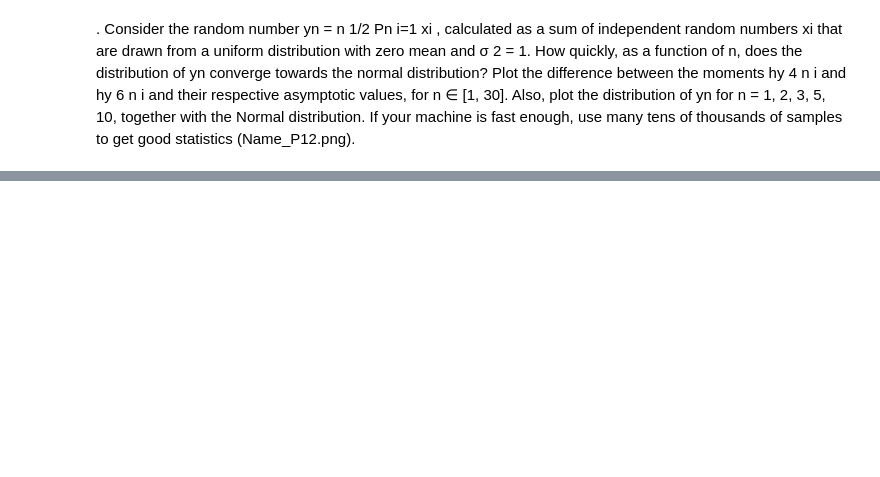
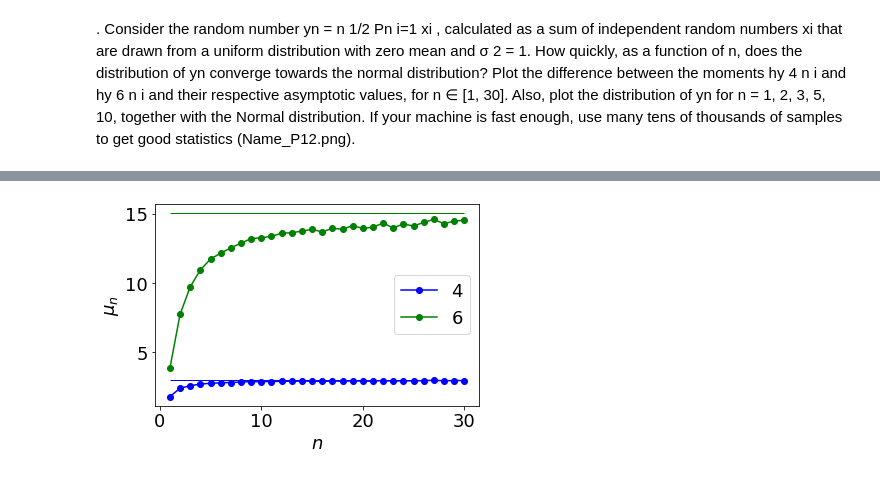
Before and after one commit to janweinreich/stoch_proc, a Jupyter notebook: 3/walkers.ipynb, the cells around one changed output, grey strips where cells are left out. Saved outputs shown, nothing was run; the diff lists cells and outputs as text; code cells hidden in the pictures; blank space fills up the shorter version.

```diff
--- a/3/walkers.ipynb
+++ b/3/walkers.ipynb
@@ -123,0 +128,19 @@ for n in [1, 2, 3, 5, 10]:
+# %%
+fig, ax = plt.subplots()
+
+
+#ax.set_xscale("log")
+#ax.plot(n_range, mu_3_appx,'-o',label='3' )
+ax.set_xlabel("$n$", fontsize=fontsize)
+ax.set_ylabel(r"$\mu_{n}$", fontsize=fontsize)
+ax.hlines(y=mu_4, xmin=1, xmax=30, linewidth=1, color='b')
+ax.plot(n_range, mu_4_appx,'-o',color='blue', label='4' )
+#ax.plot(n_range, mu_5_appx,'-o',label='5' )
+ax.hlines(y=mu_6, xmin=1, xmax=30, linewidth=1, color='green')
+ax.plot(n_range, mu_6_appx,'-o',color='green', label='6' )
+
+plt.legend(fontsize=fontsize)
+plt.tight_layout()
+plt.savefig("./figures/convergence.pdf")
+# %% [output]
+[figure, added]
```
Also changed, not shown: parts of 10 cells of this notebook.
